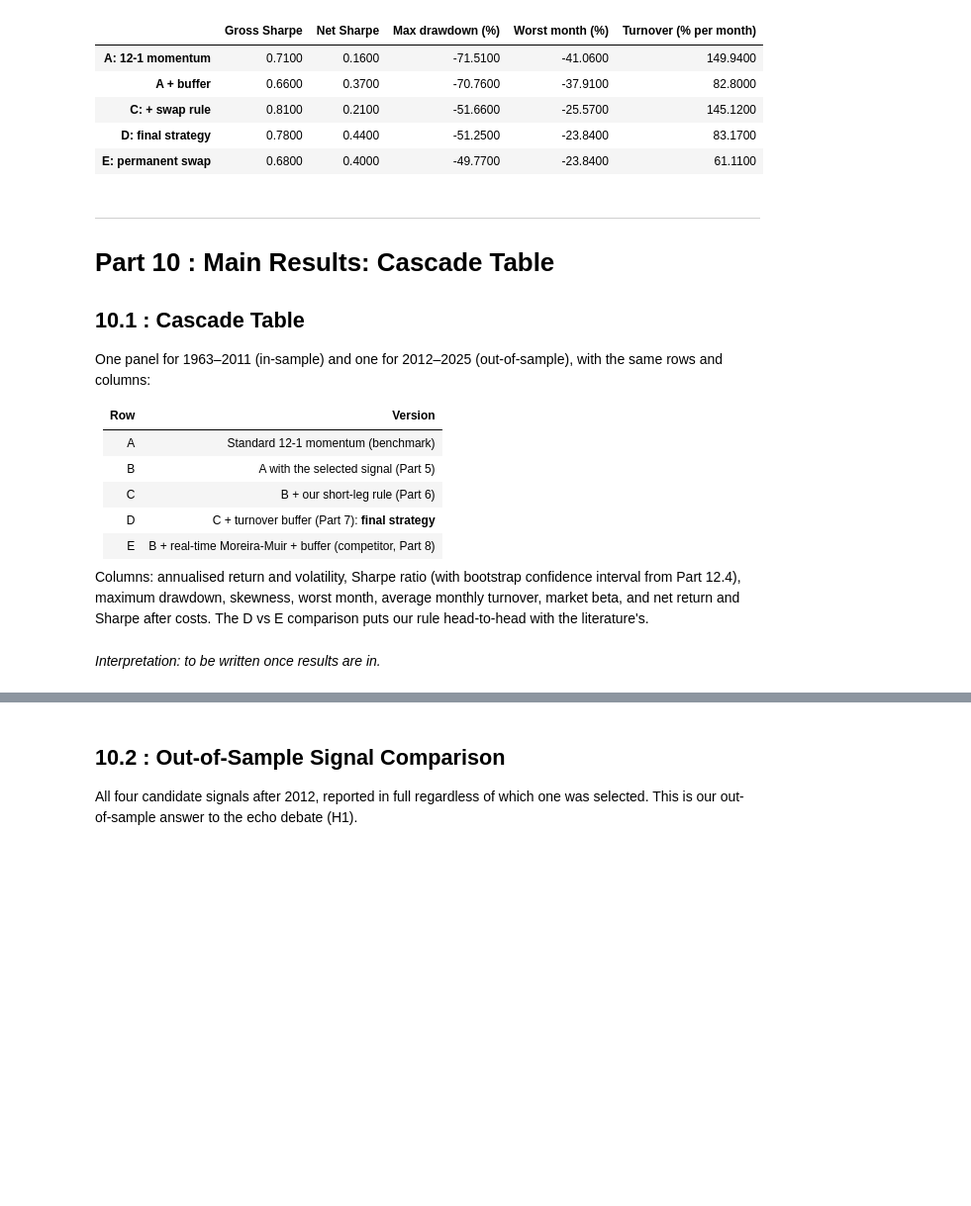
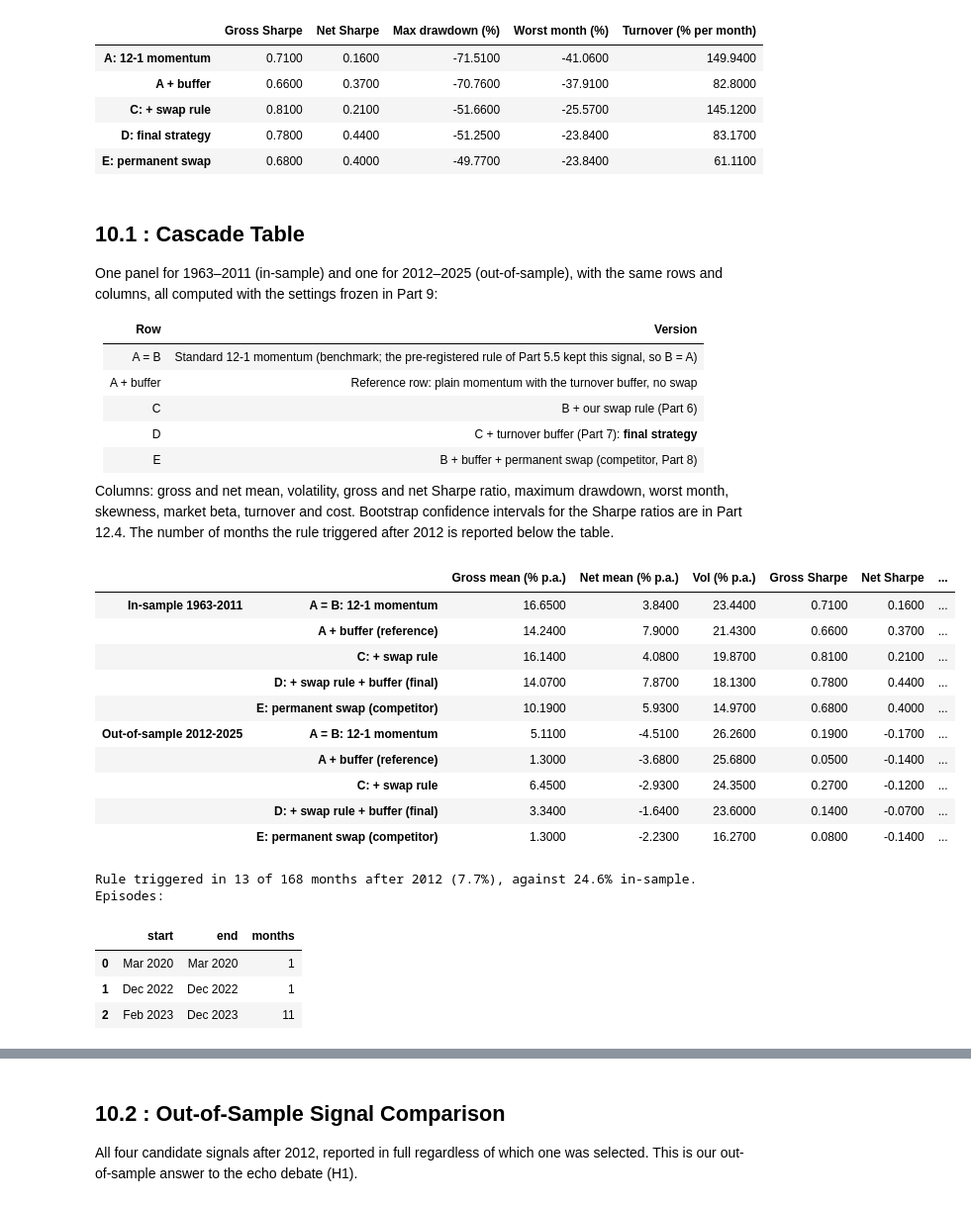
Before and after one commit to olol2/AppliedInvestments, a Jupyter notebook: Momentum_Robust_Notebook.ipynb, the cells around one changed output, grey strips where cells are left out. Shown at 99% size. Drawn from its saved outputs; the diff is of its cells as text; code cells hidden in the pictures; blank space fills up the shorter version.

```diff
--- a/Momentum_Robust_Notebook.ipynb
+++ b/Momentum_Robust_Notebook.ipynb
@@ -2380,21 +2380,63 @@ In-sample results at the freeze (1963-2011):
 | D: final strategy | 0.7800 | 0.4400 | -51.2500 | -23.8400 | 83.1700 |
 | E: permanent swap | 0.6800 | 0.4000 | -49.7700 | -23.8400 | 61.1100 |
 # %% [markdown]
----
-# Part 10 : Main Results: Cascade Table
-
 ## 10.1 : Cascade Table
 
-One panel for 1963–2011 (in-sample) and one for 2012–2025 (out-of-sample), with the same rows and columns:
+One panel for 1963–2011 (in-sample) and one for 2012–2025 (out-of-sample), with the same rows and columns, all computed with the settings frozen in Part 9:
 
 | Row | Version |
 |-----|---------|
-| A | Standard 12-1 momentum (benchmark) |
-| B | A with the selected signal (Part 5) |
-| C | B + our short-leg rule (Part 6) |
+| A = B | Standard 12-1 momentum (benchmark; the pre-registered rule of Part 5.5 kept this signal, so B = A) |
+| A + buffer | Reference row: plain momentum with the turnover buffer, no swap |
+| C | B + our swap rule (Part 6) |
 | D | C + turnover buffer (Part 7): **final strategy** |
-| E | B + real-time Moreira-Muir + buffer (competitor, Part 8) |
+| E | B + buffer + permanent swap (competitor, Part 8) |
 
-Columns: annualised return and volatility, Sharpe ratio (with bootstrap confidence interval from Part 12.4), maximum drawdown, skewness, worst month, average monthly turnover, market beta, and net return and Sharpe after costs. The D vs E comparison puts our rule head-to-head with the literature's.
+Columns: gross and net mean, volatility, gross and net Sharpe ratio, maximum drawdown, worst month, skewness, market beta, turnover and cost. Bootstrap confidence intervals for the Sharpe ratios are in Part 12.4. The number of months the rule triggered after 2012 is reported below the table.
-# %% [markdown]
-_Interpretation: to be written once results are in._
+# %%
+# 10.1 Main cascade table: in-sample (1963-2011) and out-of-sample (2012-2025), same rows and columns.
+# B = A: the pre-registered rule kept the standard 12-1 signal (Part 5.5).
+CASCADE = {"A = B: 12-1 momentum": row_A, "A + buffer (reference)": row_A_buf, "C: + swap rule": row_C,
+           "D: + swap rule + buffer (final)": row_D, "E: permanent swap (competitor)": row_E}
+
+def cascade_table(start, end):
+    t = compare(CASCADE, start=start, end=end)
+    t["Net mean (% p.a.)"] = [1200 * s["net"].loc[start:end].mean() for s in CASCADE.values()]
+    t["Market beta"] = [sm.OLS(s["gross"].loc[start:end], sm.add_constant(factors["mkt_rf"].reindex(s["gross"].loc[start:end].index)))
+                        .fit().params["mkt_rf"] for s in CASCADE.values()]
+    t["Turnover (% per month)"] = [100 * s["turnover"].loc[start:end].mean() for s in CASCADE.values()]
+    t["Cost (% per month)"] = [100 * s["costs"]["total_cost"].loc[start:end].mean() for s in CASCADE.values()]
+    cols = ["Gross mean (% p.a.)", "Net mean (% p.a.)", "Vol (% p.a.)", "Gross Sharpe", "Net Sharpe",
+            "Max drawdown (%)", "Worst month (%)", "Skewness", "Market beta", "Turnover (% per month)", "Cost (% per month)"]
+    return t[cols]
+
+cascade = pd.concat({"In-sample 1963-2011": cascade_table(SAMPLE_START, IS_END),
+                     "Out-of-sample 2012-2025": cascade_table(OOS_START, SAMPLE_END)})
+display(cascade.round(2))
+cascade.round(4).to_csv(OUTPUT / "table_10_1_cascade.csv")
+
+# How often did the rule trigger after 2012? (formation dates)
+trig_oos = trigger.loc[OOS_START - pd.offsets.MonthEnd(1):SAMPLE_END - pd.offsets.MonthEnd(1)]
+runs = (trig_oos != trig_oos.shift()).cumsum()
+ep = (trig_oos[trig_oos == 1].groupby(runs[trig_oos == 1])
+      .agg(start=lambda s: s.index.min().strftime("%b %Y"), end=lambda s: s.index.max().strftime("%b %Y"), months="size"))
+print(f"Rule triggered in {int(trig_oos.sum())} of {len(trig_oos)} months after 2012 ({trig_oos.mean():.1%}), "
+      f"against 24.6% in-sample. Episodes:")
+ep.reset_index(drop=True)
+# %% [output]
+|  |  | Gross mean (% p.a.) | Net mean (% p.a.) | Vol (% p.a.) | Gross Sharpe | Net Sharpe | ... |
+| In-sample 1963-2011 | A = B: 12-1 momentum | 16.6500 | 3.8400 | 23.4400 | 0.7100 | 0.1600 | ... |
+|  | A + buffer (reference) | 14.2400 | 7.9000 | 21.4300 | 0.6600 | 0.3700 | ... |
+|  | C: + swap rule | 16.1400 | 4.0800 | 19.8700 | 0.8100 | 0.2100 | ... |
+|  | D: + swap rule + buffer (final) | 14.0700 | 7.8700 | 18.1300 | 0.7800 | 0.4400 | ... |
+|  | E: permanent swap (competitor) | 10.1900 | 5.9300 | 14.9700 | 0.6800 | 0.4000 | ... |
+| Out-of-sample 2012-2025 | A = B: 12-1 momentum | 5.1100 | -4.5100 | 26.2600 | 0.1900 | -0.1700 | ... |
+|  | A + buffer (reference) | 1.3000 | -3.6800 | 25.6800 | 0.0500 | -0.1400 | ... |
+|  | C: + swap rule | 6.4500 | -2.9300 | 24.3500 | 0.2700 | -0.1200 | ... |
+|  | D: + swap rule + buffer (final) | 3.3400 | -1.6400 | 23.6000 | 0.1400 | -0.0700 | ... |
+|  | E: permanent swap (competitor) | 1.3000 | -2.2300 | 16.2700 | 0.0800 | -0.1400 | ... |
+Rule triggered in 13 of 168 months after 2012 (7.7%), against 24.6% in-sample. Episodes:
+|  | start | end | months |
+| 0 | Mar 2020 | Mar 2020 | 1 |
+| 1 | Dec 2022 | Dec 2022 | 1 |
+| 2 | Feb 2023 | Dec 2023 | 11 |
```
Also changed, not shown: parts of 29 cells of this notebook, 3 other files.
